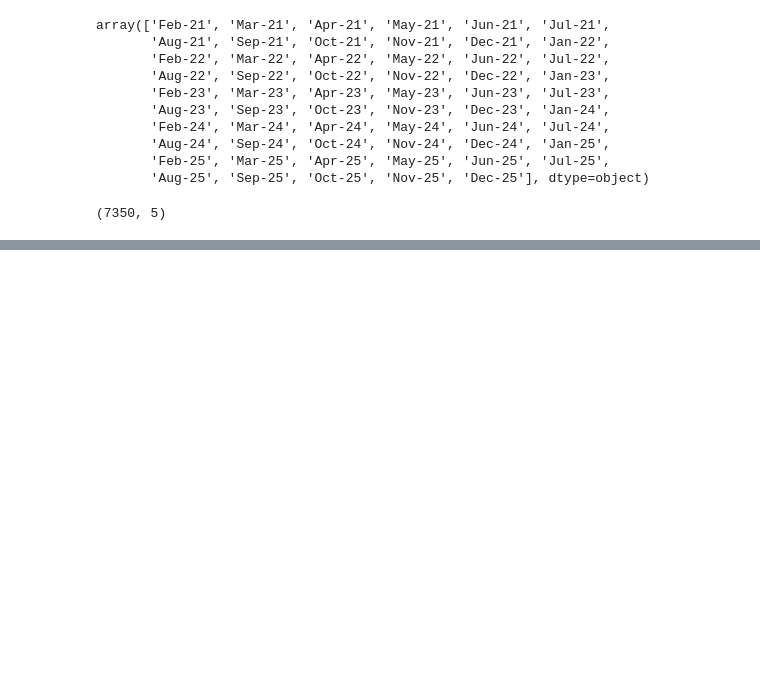
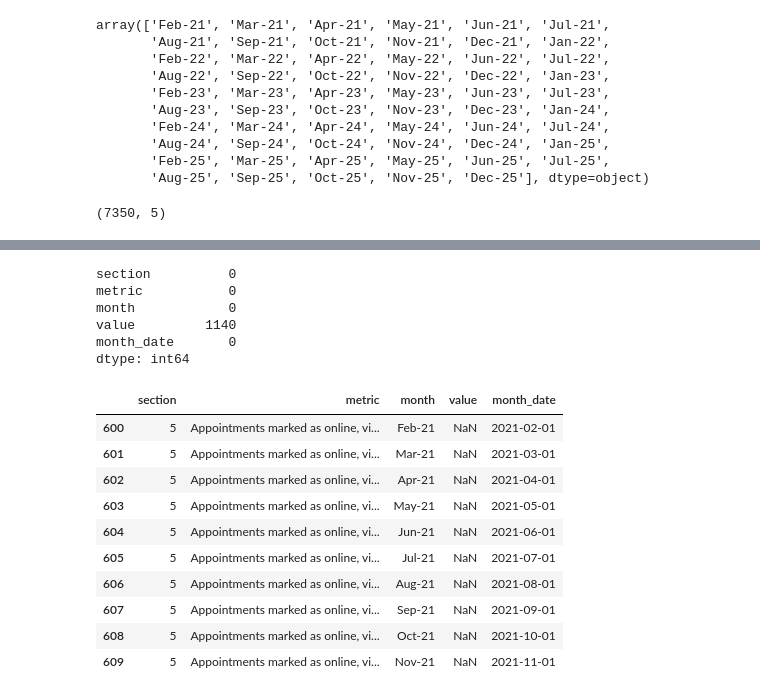
Before and after one commit to chinenyennabude/nhs-gp-performance-analysis, a Jupyter notebook: notebook/explore_nhs_data.ipynb, the cells around one changed output, grey strips where cells are left out. Cells and saved outputs as stored; diff of their text form; code cells hidden in the pictures; blank space fills up the shorter version.

```diff
--- a/notebook/explore_nhs_data.ipynb
+++ b/notebook/explore_nhs_data.ipynb
@@ -401,0 +426,24 @@ combined_dataset = combined_dataset.sort_values(
+# %%
+combined_dataset.isnull().sum()
+# %% [output]
+section          0
+metric           0
+month            0
+value         1140
+month_date       0
+dtype: int64
+# %%
+
+combined_dataset[combined_dataset["value"].isna()].head(10)
+# %% [output]
+|  | section | metric | month | value | month_date |
+| 600 | 5 | Appointments marked as online, vi... | Feb-21 | NaN | 2021-02-01 |
+| 601 | 5 | Appointments marked as online, vi... | Mar-21 | NaN | 2021-03-01 |
+| 602 | 5 | Appointments marked as online, vi... | Apr-21 | NaN | 2021-04-01 |
+| 603 | 5 | Appointments marked as online, vi... | May-21 | NaN | 2021-05-01 |
+| 604 | 5 | Appointments marked as online, vi... | Jun-21 | NaN | 2021-06-01 |
+| 605 | 5 | Appointments marked as online, vi... | Jul-21 | NaN | 2021-07-01 |
+| 606 | 5 | Appointments marked as online, vi... | Aug-21 | NaN | 2021-08-01 |
+| 607 | 5 | Appointments marked as online, vi... | Sep-21 | NaN | 2021-09-01 |
+| 608 | 5 | Appointments marked as online, vi... | Oct-21 | NaN | 2021-10-01 |
+| 609 | 5 | Appointments marked as online, vi... | Nov-21 | NaN | 2021-11-01 |
```
Also changed, not shown: parts of 7 cells of this notebook, 1 other file.
